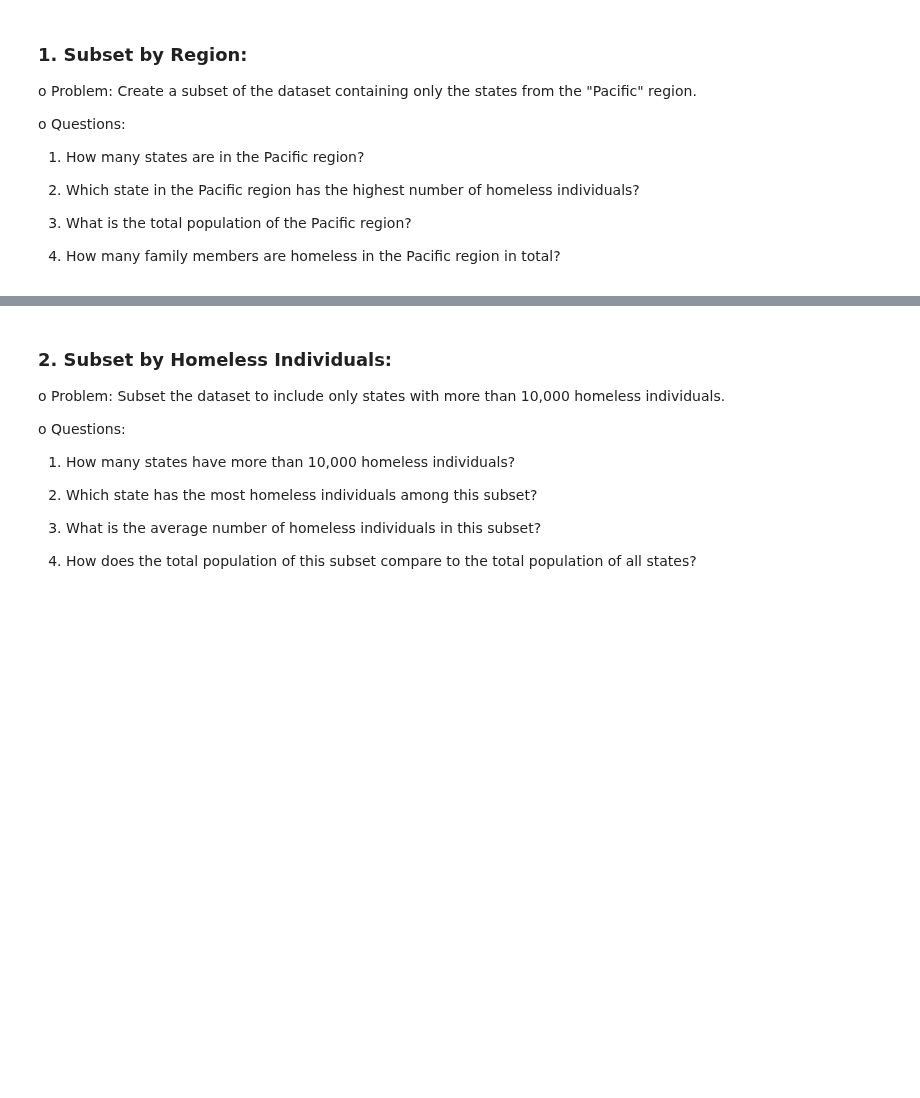
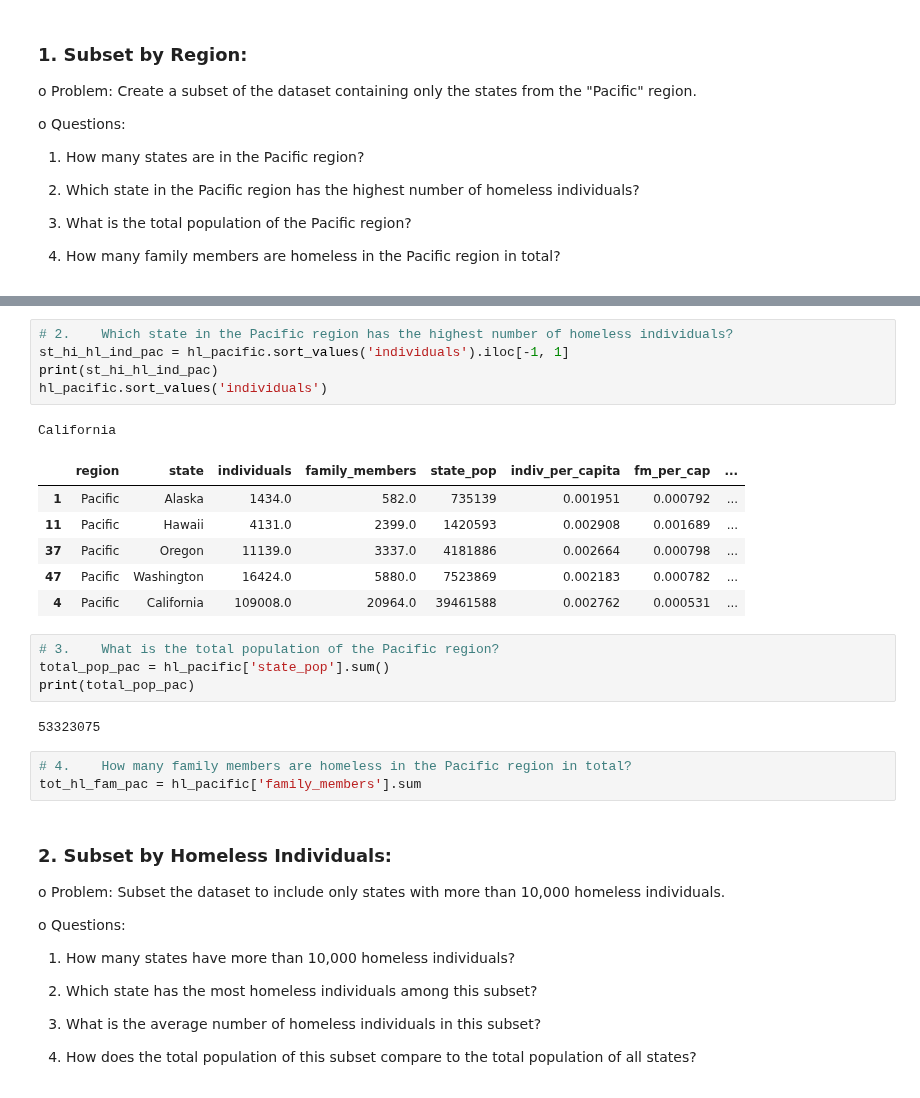
Before and after one commit to S827/python-programs, a Jupyter notebook: EDAPractice/DMWithPandas/CH1_TransformingDataframes/Homelessness_Exercise.ipynb, the cells around one changed output, grey strips where cells are left out. Saved outputs shown, nothing was run; the diff lists cells and outputs as text; blank space fills up the shorter version.

```diff
--- a/EDAPractice/DMWithPandas/CH1_TransformingDataframes/Homelessness_Exercise.ipynb
+++ b/EDAPractice/DMWithPandas/CH1_TransformingDataframes/Homelessness_Exercise.ipynb
@@ -755,3 +776,25 @@ o	Questions:
+# %%
+# 2.	Which state in the Pacific region has the highest number of homeless individuals?
+st_hi_hl_ind_pac = hl_pacific.sort_values('individuals').iloc[-1, 1]
+print(st_hi_hl_ind_pac)
+hl_pacific.sort_values('individuals')
+# %% [output]
+California
+|  | region | state | individuals | family_members | state_pop | indiv_per_capita | fm_per_cap | ... |
+| 1 | Pacific | Alaska | 1434.0 | 582.0 | 735139 | 0.001951 | 0.000792 | ... |
+| 11 | Pacific | Hawaii | 4131.0 | 2399.0 | 1420593 | 0.002908 | 0.001689 | ... |
+| 37 | Pacific | Oregon | 11139.0 | 3337.0 | 4181886 | 0.002664 | 0.000798 | ... |
+| 47 | Pacific | Washington | 16424.0 | 5880.0 | 7523869 | 0.002183 | 0.000782 | ... |
+| 4 | Pacific | California | 109008.0 | 20964.0 | 39461588 | 0.002762 | 0.000531 | ... |
+# %%
+# 3.	What is the total population of the Pacific region?
+total_pop_pac = hl_pacific['state_pop'].sum()
+print(total_pop_pac)
+# %% [output]
+53323075
+# %%
+# 4.	How many family members are homeless in the Pacific region in total?
+tot_hl_fam_pac = hl_pacific['family_members'].sum
 # %% [markdown]
 ### 2.	Subset by Homeless Individuals:
 o	Problem: Subset the dataset to include only states with more than 10,000 homeless individuals.
```
Also changed, not shown: parts of 2 cells of this notebook.
